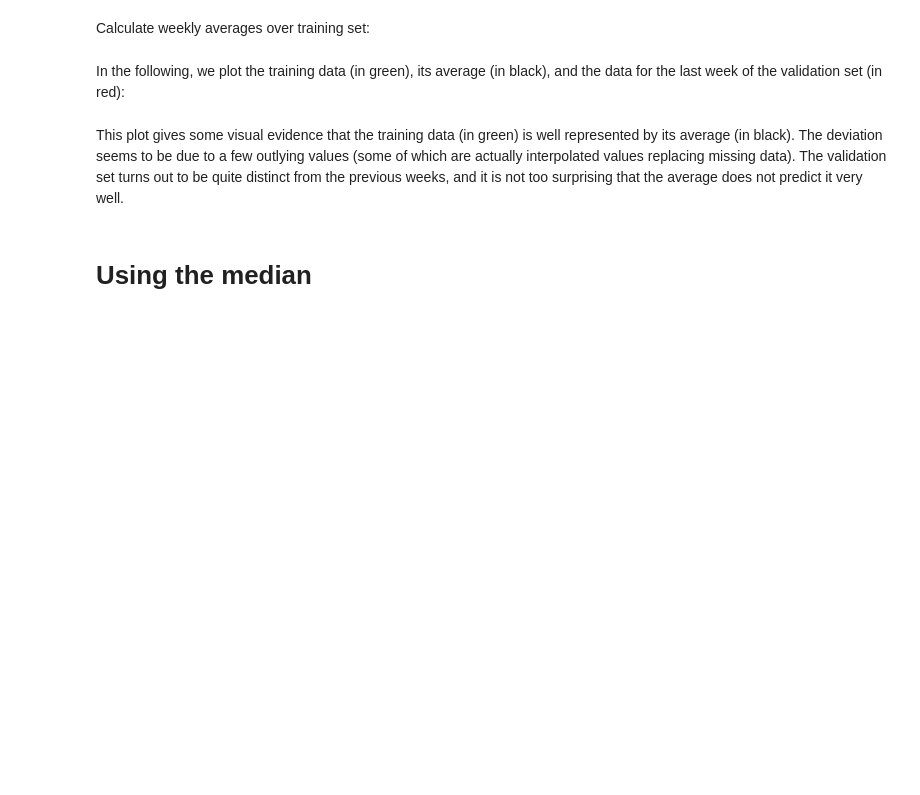
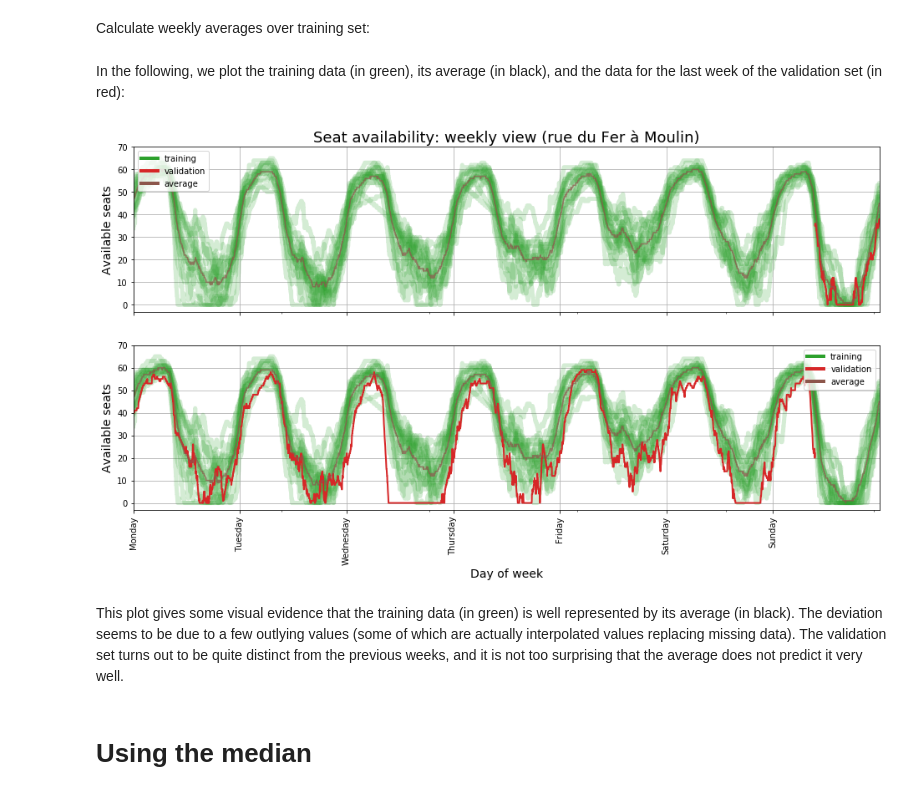
Before and after one commit to antoinechoffrut/la_permanence, a Jupyter notebook: notebooks/la-permanence-understanding.ipynb, the cells around one changed output. Saved outputs shown, nothing was run; the diff lists cells and outputs as text; code cells hidden in the pictures; blank space fills up the shorter version.

```diff
--- a/notebooks/la-permanence-understanding.ipynb
+++ b/notebooks/la-permanence-understanding.ipynb
@@ -222,8 +246,8 @@ Now we derive a representative for each day of the week.
 # %% [markdown]
 ## Averages by day
 # %%
-moulin = train_data.set_index('timestamp').drop('Alésia', axis=1)
-moulin_by_day_of_week = pd.pivot_table(moulin, index=moulin.index.hour, columns=moulin.index.dayofweek, values='Moulin', aggfunc='mean')
+moulin = train_data.set_index('timestamp').drop('alesia', axis=1)
+moulin_by_day_of_week = pd.pivot_table(moulin, index=moulin.index.hour, columns=moulin.index.dayofweek, values='moulin', aggfunc='mean')
 # %%
 fig, ax = plt.subplots(figsize=(16, 6))
 
@@ -281,7 +309,7 @@ It is quite difficult to get a sense of what is going on.  Things are a bit more
 ## Weekly view
 Rearrange the (training and validation) datasets, one week per row:
 # %%
-weekly_train_pivot = pd.pivot_table(train_data, index='Week', columns='Minuteofweek', values='Moulin')
-weekly_valid_pivot = pd.pivot_table(valid_data, index='Week', columns='Minuteofweek', values='Moulin')
+weekly_train_pivot = pd.pivot_table(train_data, index='Week', columns='Minuteofweek', values='moulin')
+weekly_valid_pivot = pd.pivot_table(valid_data, index='Week', columns='Minuteofweek', values='moulin')
 # %%
 weekly_valid_pivot
@@ -288,7 +322,7 @@ weekly_valid_pivot
 # %% [markdown]
 Calculate weekly averages over training set:
 # %%
-weekly_train_avg = train_data.groupby('Minuteofweek')[['Moulin']].mean().round().astype(np.int8).reset_index()
+weekly_train_avg = train_data.groupby('Minuteofweek')[['moulin']].mean().round().astype(np.int8).reset_index()
 # %% [markdown]
 In the following, we plot the training data (in green), its average (in black), and the data for the last week of the validation set (in red):
 # %%
@@ -303,42 +337,44 @@ ax1.set_prop_cycle('color', colors)
 weekly_train_pivot.transpose().plot(style='-', linewidth=5, color=COL_TRAIN, alpha=0.2, ax=ax1);
 if weekly_valid_pivot.shape[0] > 1:
     weekly_valid_pivot.iloc[-2].plot(style='-', linewidth=2, color=COL_VALID, alpha=1, ax=ax1);
-ax1.plot(weekly_train_avg['Minuteofweek'], weekly_train_avg['Moulin'], COL_AVG, alpha=ALPHA);
+ax1.plot(weekly_train_avg['Minuteofweek'], weekly_train_avg['moulin'], COL_AVG, alpha=ALPHA);
 
 ax1.set_title("Seat availability: weekly view (rue du Fer à Moulin)", fontsize=18);
 
 ax1.set_xticks([d*ONE_DAY*RESOL for d in range(0, 7)])
 ax1.set_xticklabels(days_of_the_week.values());
-ax1.set_xlabel("Day of week", fontsize=14);
+# ax1.set_xlabel("Day of week", fontsize=14);
 ax1.tick_params(axis='x', labelrotation=90);
 
 ax1.set_ylabel("Available seats", fontsize=14);
 ax1.set_yticks(range(0, 80, 10));
 
 # ax1.get_legend().remove();
 # ax1.legend(['])
 ax1.legend(custom_lines, ['training', 'validation', 'average'], loc='upper left');
 ax1.grid();
 
 ax2.set_prop_cycle('color', colors)
 
 weekly_train_pivot.transpose().plot(style='-', linewidth=5, color=COL_TRAIN, alpha=0.2, ax=ax2);
 weekly_valid_pivot.iloc[-1].plot(style='-', linewidth=2, color=COL_VALID, alpha=1, ax=ax2);
-ax2.plot(weekly_train_avg['Minuteofweek'], weekly_train_avg['Moulin'], color=COL_AVG, alpha=ALPHA);
+ax2.plot(weekly_train_avg['Minuteofweek'], weekly_train_avg['moulin'], color=COL_AVG, alpha=ALPHA);
 
 ax2.set_xticks([d*ONE_DAY*RESOL for d in range(0, 7)])
 ax2.set_xticklabels(days_of_the_week.values());
 ax2.set_xlabel("Day of week", fontsize=14);
 ax2.tick_params(axis='x', labelrotation=90);
 
 ax2.set_ylabel("Available seats", fontsize=14);
 ax2.set_yticks(range(0, 80, 10));
 
 ax2.legend(custom_lines, ['training', 'validation', 'average'], loc='upper right');
 ax2.grid();
 
 if SAVEFIGS:
     plt.savefig('moulin-weekly-timeseries.png')
+# %% [output]
+[figure, added]
 # %% [markdown]
 This plot gives some visual evidence that the training data (in green) is well represented by its average (in black).  The deviation seems to be due to a few outlying values (some of which are actually interpolated values replacing missing data).  The validation set turns out to be quite distinct from the previous weeks, and it is not too surprising that the average does not predict it very well.
 # %% [markdown]
```
Also changed, not shown: parts of 54 cells of this notebook, 5 other files.
